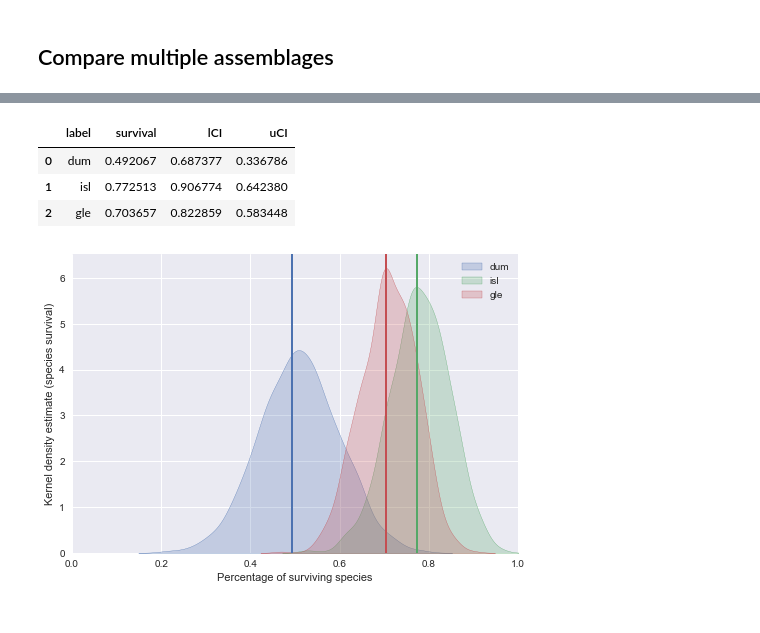
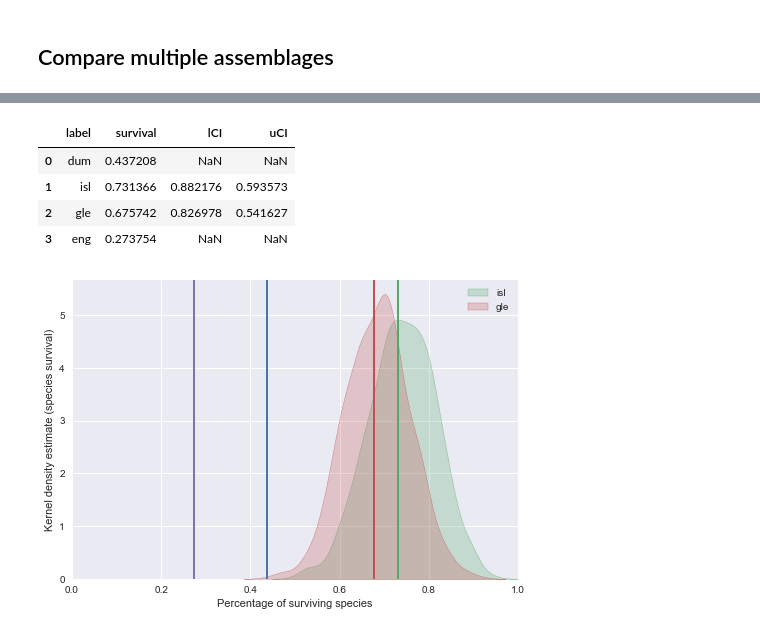
Before and after one commit to mikekestemont/copia, a Jupyter notebook: quickstart.ipynb, the cells around one changed output, grey strips where cells are left out. Saved outputs shown, nothing was run; the diff lists cells and outputs as text; code cells hidden in the pictures.

```diff
--- a/quickstart.ipynb
+++ b/quickstart.ipynb
@@ -5,7 +5,7 @@ import pandas as pd
 # %% [markdown]
 Load data:
 # %%
-df = pd.read_csv('datasets/isl.csv', sep=';', header=None)
+df = pd.read_csv('datasets/eng.csv', sep=';', header=None)
 df.columns = 'work', 'signature'
 df.head()
 # %% [output]
@@ -78,7 +86,7 @@ print(diversity(abundance, method='minsample', solver='grid', tolerance=1e-10))
 ## Compare multiple assemblages
 # %%
 assemblages = {}
-for lang in ('dum', 'isl', 'gle'):
+for lang in ('dum', 'isl', 'gle', 'eng'):
     works = pd.read_csv(f'datasets/{lang}.csv', sep=';',
                         header=None).iloc[:, 0]
     assemblages[lang] = to_abundance(works)
@@ -94,11 +103,12 @@ for lang, assemblage in assemblages.items():
 # %%
-df = plot.survival(assemblages, method='chao1')
+df = plot.survival(assemblages, method='iChao1')
 df
 # %% [output]
 |  | label | survival | lCI | uCI |
-| 0 | dum | 0.492067 | 0.687377 | 0.336786 |
-| 1 | isl | 0.772513 | 0.906774 | 0.642380 |
-| 2 | gle | 0.703657 | 0.822859 | 0.583448 |
+| 0 | dum | 0.437208 | NaN | NaN |
+| 1 | isl | 0.731366 | 0.882176 | 0.593573 |
+| 2 | gle | 0.675742 | 0.826978 | 0.541627 |
+| 3 | eng | 0.273754 | NaN | NaN |
-[figure, old version]
+[figure, new version]
 # %%
 plot.survival_error(df)
```
Also changed, not shown: parts of 10 cells of this notebook, 1 other file.
